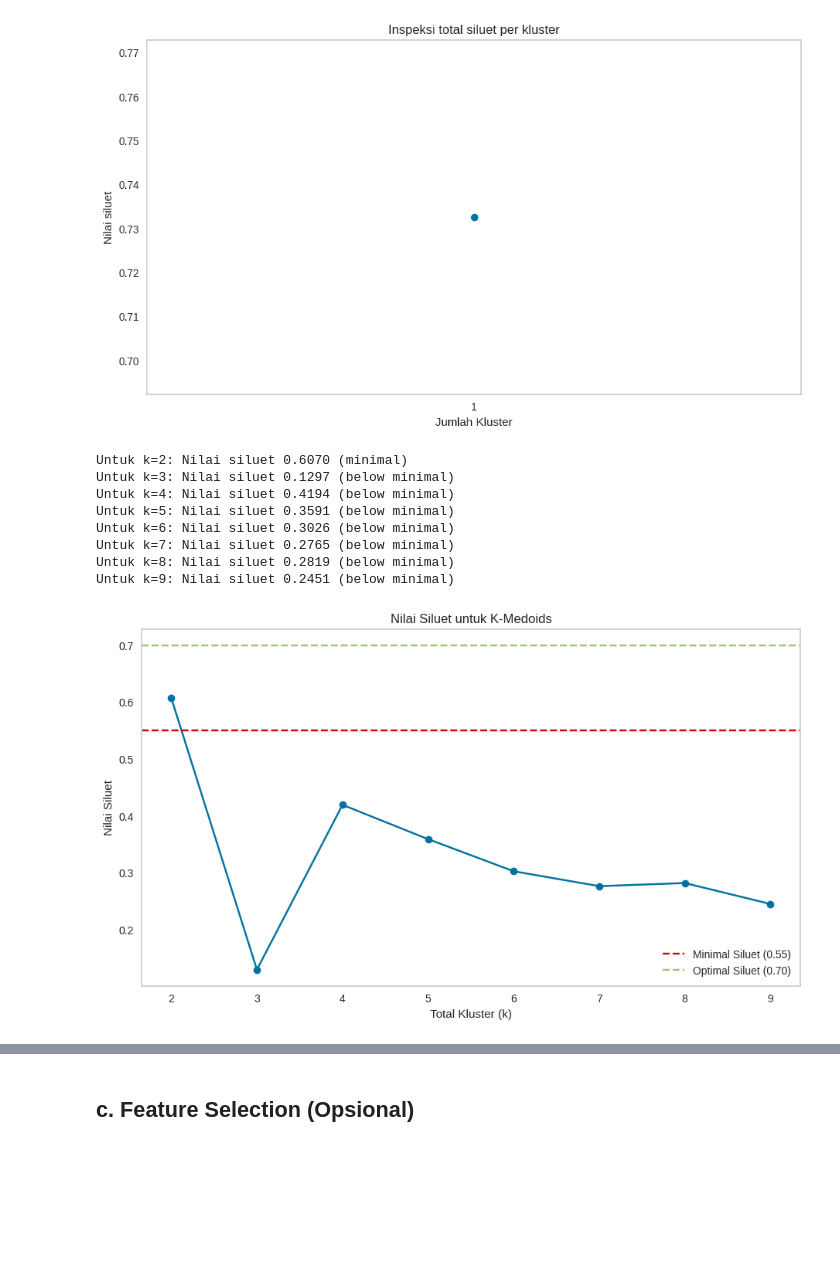
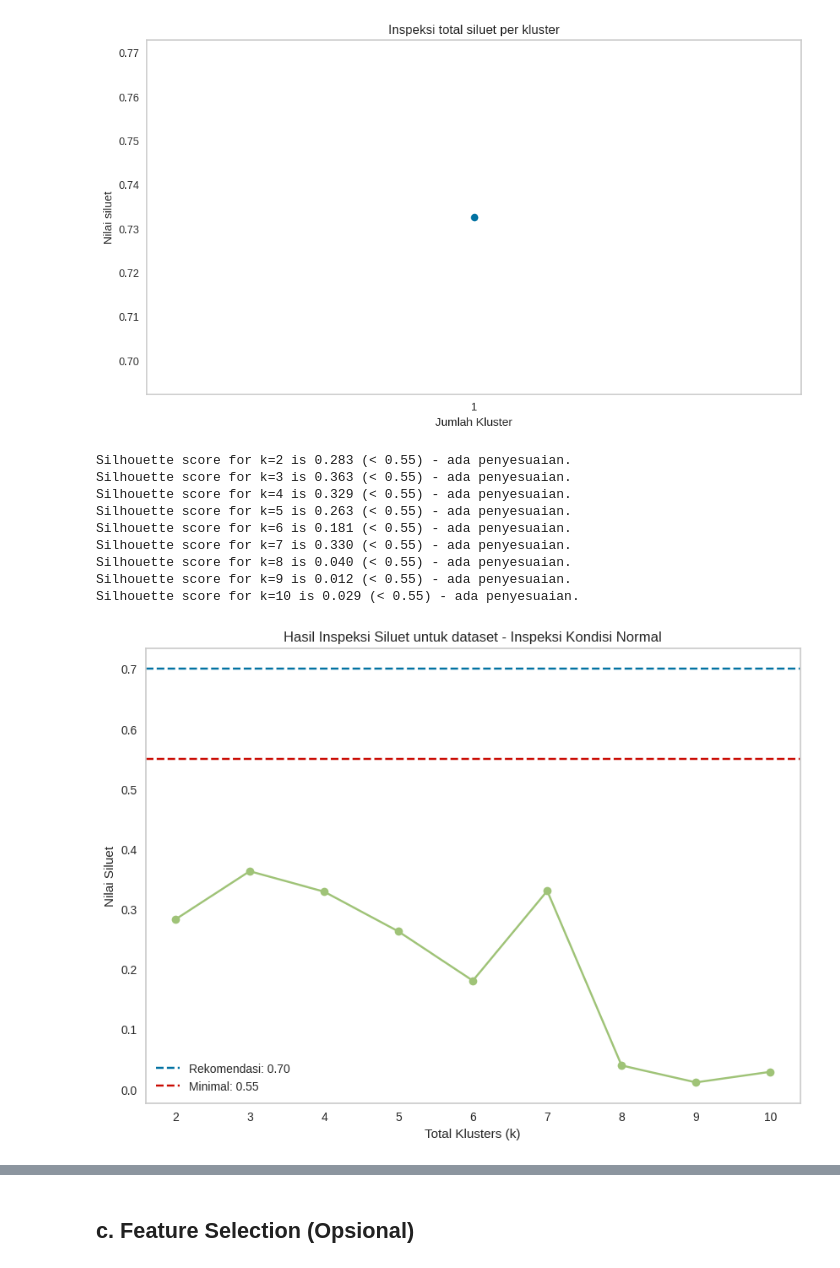
Before and after one commit to DGkurnia/cnkproject, a Jupyter notebook: BMLP_Derfansyah_Guswiranata_Kurnia_clus_ii.ipynb, the cells around one changed output, grey strips where cells are left out. Cells and saved outputs as stored; diff of their text form; code cells hidden in the pictures; blank space fills up the shorter version.

```diff
--- a/BMLP_Derfansyah_Guswiranata_Kurnia_clus_ii.ipynb
+++ b/BMLP_Derfansyah_Guswiranata_Kurnia_clus_ii.ipynb
@@ -928,13 +943,0 @@ def evaluate_k_medoids(data, k_range, silmin=0.55, optmin=0.70):
-# %%
-#eksekusi nilai
-visiluet = evaluate_k_medoids(datan, range(2, 10))
-# %% [output]
-Untuk k=2: Nilai siluet 0.6070 (minimal)
-Untuk k=3: Nilai siluet 0.1297 (below minimal)
-Untuk k=4: Nilai siluet 0.4194 (below minimal)
-Untuk k=5: Nilai siluet 0.3591 (below minimal)
-Untuk k=6: Nilai siluet 0.3026 (below minimal)
-Untuk k=7: Nilai siluet 0.2765 (below minimal)
-Untuk k=8: Nilai siluet 0.2819 (below minimal)
-Untuk k=9: Nilai siluet 0.2451 (below minimal)
-[figure, removed]
@@ -941,3 +991,17 @@ Untuk k=9: Nilai siluet 0.2451 (below minimal)
+# %%
+#EKsekusi untuk pemeriksaan
+hslnormal = inspect_overall_silhouette(datan, 'Inspeksi Kondisi Normal') #normal
+# %% [output]
+Silhouette score for k=2 is 0.283 (< 0.55) - ada penyesuaian.
+Silhouette score for k=3 is 0.363 (< 0.55) - ada penyesuaian.
+Silhouette score for k=4 is 0.329 (< 0.55) - ada penyesuaian.
+Silhouette score for k=5 is 0.263 (< 0.55) - ada penyesuaian.
+Silhouette score for k=6 is 0.181 (< 0.55) - ada penyesuaian.
+Silhouette score for k=7 is 0.330 (< 0.55) - ada penyesuaian.
+Silhouette score for k=8 is 0.040 (< 0.55) - ada penyesuaian.
+Silhouette score for k=9 is 0.012 (< 0.55) - ada penyesuaian.
+Silhouette score for k=10 is 0.029 (< 0.55) - ada penyesuaian.
+[figure, added]
 # %% [markdown]
 Keanehan nilai :
 1. Jumlah kluster yang tercipta melalui grafik adalah 1 dengan nilai sudah optimal, tapi hasil akhir menghasilkan 3 kluster
```
Also changed, not shown: parts of 38 cells of this notebook.
